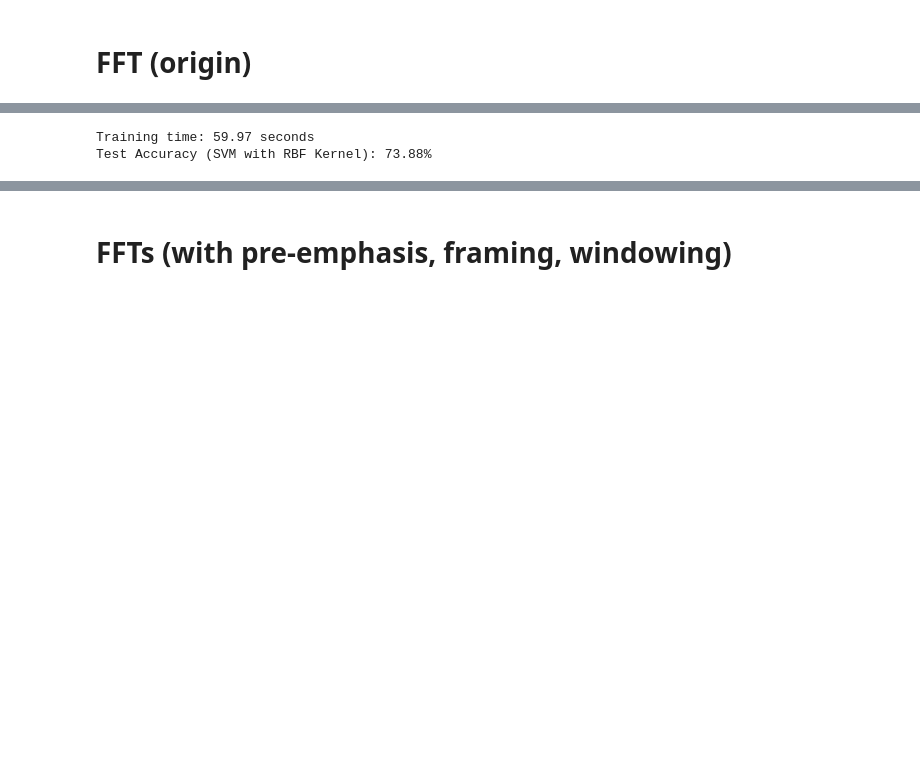
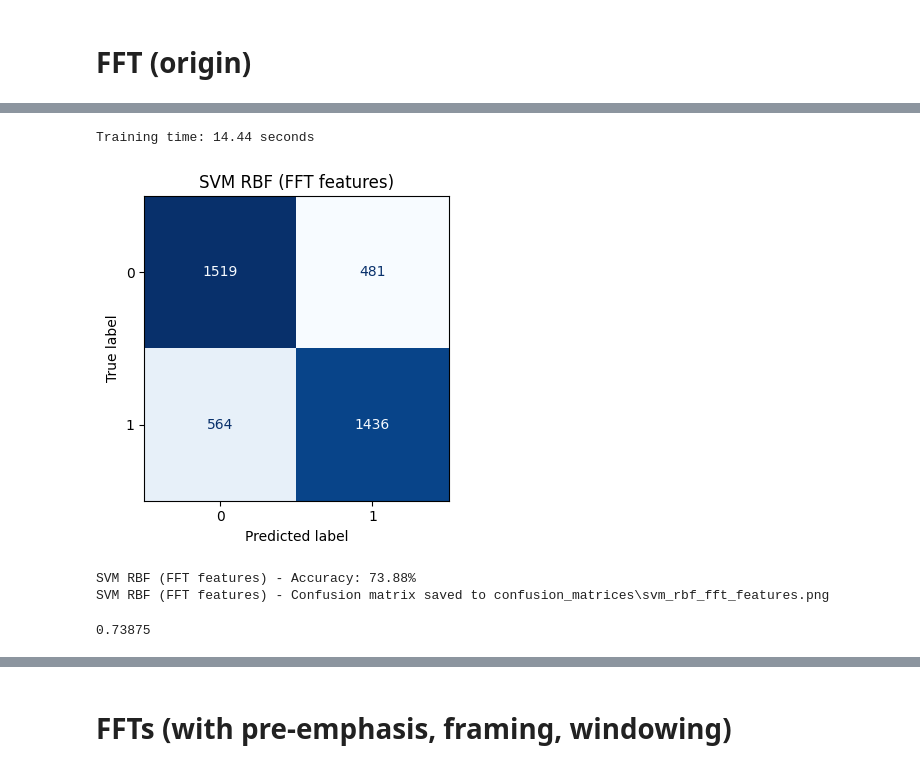
Before and after one commit to dinhgia2106/Queenless-SoundData, a Jupyter notebook: Machine_Learning/dataset1.ipynb, the cells around one changed output, grey strips where cells are left out. Drawn from its saved outputs; the diff is of its cells as text; code cells hidden in the pictures; blank space fills up the shorter version.

```diff
--- a/Machine_Learning/dataset1.ipynb
+++ b/Machine_Learning/dataset1.ipynb
@@ -133,23 +200,25 @@ KNN (FFT features) - Test Accuracy: 62.55%
 # %%
 start_time = time.time()
 
 svm_rbf_classifier = SVC(C=100, kernel='rbf', degree=3, gamma=0.1, coef0=0.0, shrinking=True,
                          probability=False, tol=0.001, cache_size=200, class_weight=None, verbose=False,
                          max_iter=-1, decision_function_shape='ovr', break_ties=False, random_state=42)
 
 # Huấn luyện mô hình SVM
 svm_rbf_classifier.fit(train_features_fft, train_labels_fft)
 
 end_time = time.time()
 print(f"Training time: {end_time - start_time:.2f} seconds")
 
 # Đánh giá mô hình trên bộ testing
 test_predictions_svm_rbf = svm_rbf_classifier.predict(test_features_fft)
-test_accuracy_fft_svm = accuracy_score(test_labels_fft, test_predictions_svm_rbf)
-print(f"Test Accuracy (SVM with RBF Kernel): {test_accuracy_fft_svm * 100:.2f}%")
+report_confusion(test_labels_fft, test_predictions_svm_rbf, "SVM RBF (FFT features)")
 # %% [output]
-Training time: 59.97 seconds
-Test Accuracy (SVM with RBF Kernel): 73.88%
+Training time: 14.44 seconds
+[figure, added]
+SVM RBF (FFT features) - Accuracy: 73.88%
+SVM RBF (FFT features) - Confusion matrix saved to confusion_matrices\svm_rbf_fft_features.png
+0.73875
 # %%
 start_time = time.time()
 
```
Also changed, not shown: parts of 61 cells of this notebook, 2 other files.
